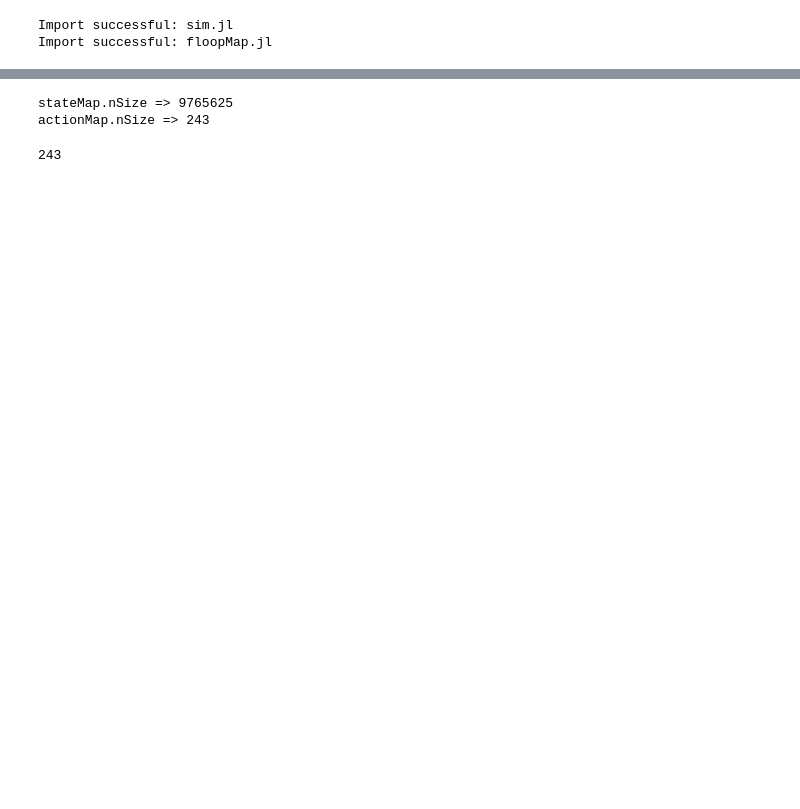
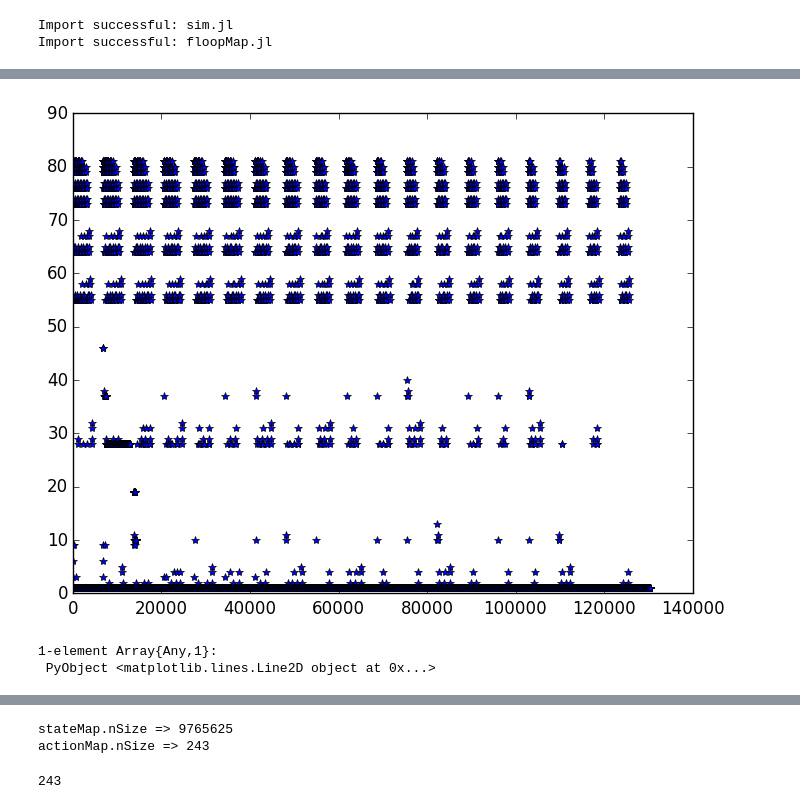
Before and after one commit to k2shah/FLOOP, a Jupyter notebook: KS-sandbox.ipynb, the cells around one changed output, grey strips where cells are left out. Drawn from its saved outputs; the diff is of its cells as text; code cells hidden in the pictures; blank space fills up the shorter version.

```diff
--- a/KS-sandbox.ipynb
+++ b/KS-sandbox.ipynb
@@ -70,0 +128,7 @@ no obstacle collsions founds
+# %%
+value=zeros(stateMap.nSize)
+policy=ones(stateMap.nSize)*41
+γ=.99
+tic()
+goal=[1 -3]
+goalTrh=.3
@@ -70,0 +169,6 @@ no obstacle collsions founds
+# %%
+plot(policy, "b*")
+# %% [output]
+[figure, added]
+1-element Array{Any,1}:
+ PyObject <matplotlib.lines.Line2D object at 0x...>
```
Also changed, not shown: parts of 13 cells of this notebook, 3 other files.
